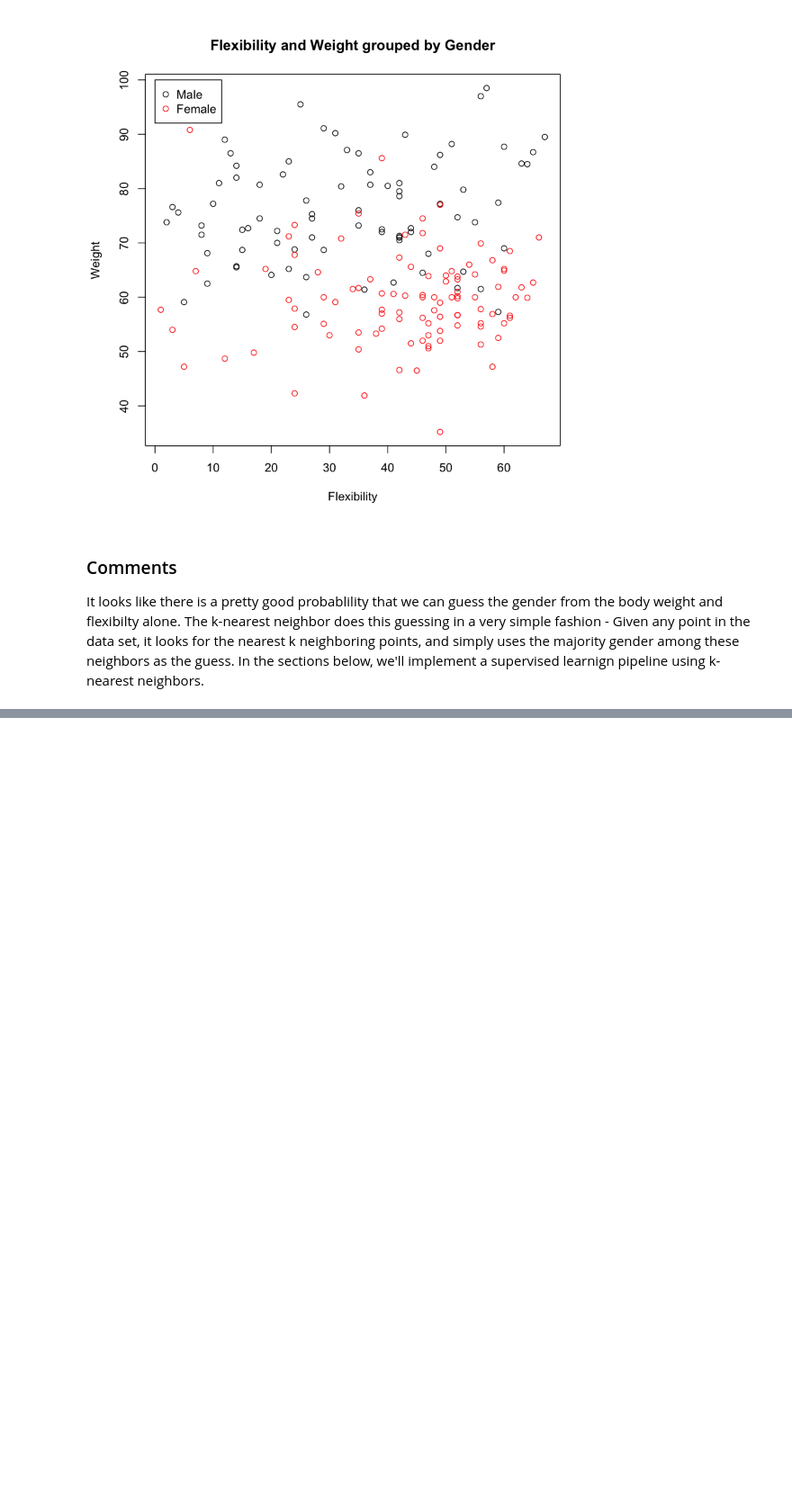
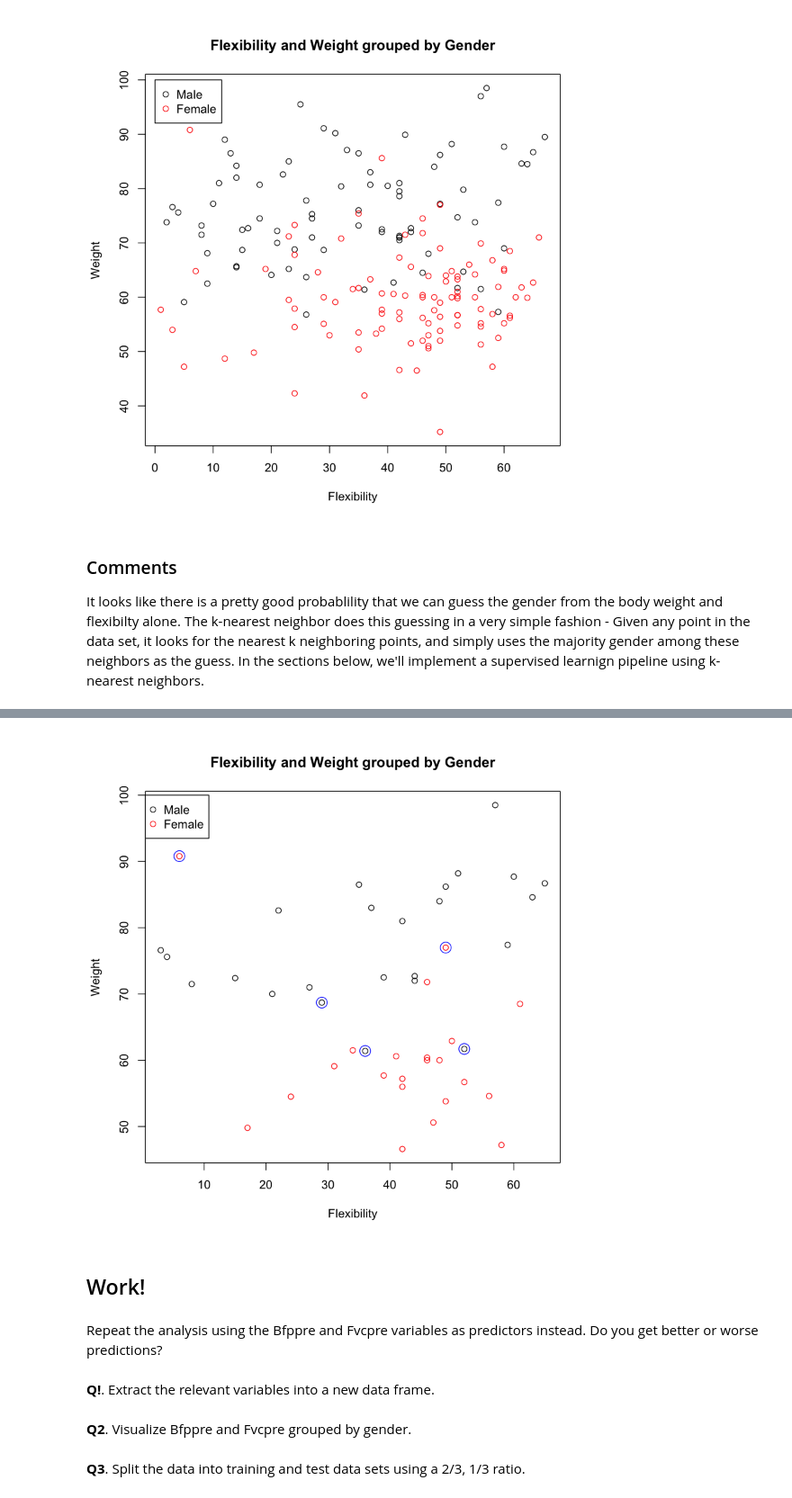
Before and after one commit to duke-biostats/ngs-2015, a Jupyter notebook: Wk1_Wed/SupervisedLearning.ipynb, the cells around one changed output, grey strips where cells are left out. Shown: that part at 90% size. Drawn from its saved outputs; the diff is of its cells as text; code cells hidden in the pictures; blank space fills up the shorter version.

Commit message:
Complete first go at SL notebook

```diff
--- a/Wk1_Wed/SupervisedLearning.ipynb
+++ b/Wk1_Wed/SupervisedLearning.ipynb
@@ -51,8 +51,9 @@ Visualizing the data
 
 First let's make a smaller dataframe containing just the variables of interest, and make some plots.
 # %%
-df <- healthdy[,c("GENDER", "FLEXPRE", "BAWPRE")]
-df$GENDER <- factor(df$GENDER)
+df <- healthdy[,c("ID", "GENDER", "FLEXPRE", "BAWPRE")]
+df$ID <- factor(df$ID)
+df$GENDER <- factor(df$GENDER, labels = c("Male", "Female"))
 df$FLEXPRE <- as.numeric(df$FLEXPRE)
 # %%
 summary(df)
@@ -77,0 +106,10 @@ It looks like there is a pretty good probablility that we can guess the gender f
+# %%
+set.seed(123) # set ranodm number seed for reproducibility
+size <- floor(0.75 * nrow(df)) # desired size of training set
+df <- df[sample(nrow(df), replace = FALSE),] # shuffle rows randomly
+df.train <- df[1:size, ] # take first size rows of shuffled data frame as training set
+df.test <- df[(size+1):nrow(df), ] # take the remaining rows as the test set
+x.train <- df.train[,c("FLEXPRE", "BAWPRE")]
+y.train <- df.train[,"GENDER"]
+x.test <- df.test[,c("FLEXPRE", "BAWPRE")]
+y.test <- df.test[,"GENDER"]
@@ -77,0 +141,3 @@ It looks like there is a pretty good probablility that we can guess the gender f
+# %%
+library(class)
+y.pred <- knn(x.train, x.test, cl=y.train, k=3)
@@ -77,0 +165,2 @@ It looks like there is a pretty good probablility that we can guess the gender f
+# %%
+misses <- y.pred != y.test
@@ -77,0 +176,20 @@ It looks like there is a pretty good probablility that we can guess the gender f
+# %%
+plot(df.test$FLEXPRE, df.test$BAWPRE, col=df.test$GENDER,
+     xlab="Flexibility", ylab="Weight",
+     main="Flexibility and Weight grouped by Gender")
+points(df.test$FLEXPRE[misses], df.test$BAWPRE[misses], col="blue", cex=2)
+
+legend(0, 100, c("Male", "Female"), pch=1, col=1:2)
+# %% [output]
+[figure, added]
+# %% [markdown]
+Work!
+----
+# %% [markdown]
+Repeat the analysis using the Bfppre and Fvcpre variables as predictors instead. Do you get better or worse predictions?
+# %% [markdown]
+**Q!**. Extract the relevant variables into a new data frame.
+# %% [markdown]
+**Q2**. Visualize Bfppre and Fvcpre grouped by gender.
+# %% [markdown]
+**Q3**. Split the data into training and test data sets using a 2/3, 1/3 ratio.
```
Also changed, not shown: parts of 20 cells of this notebook.
